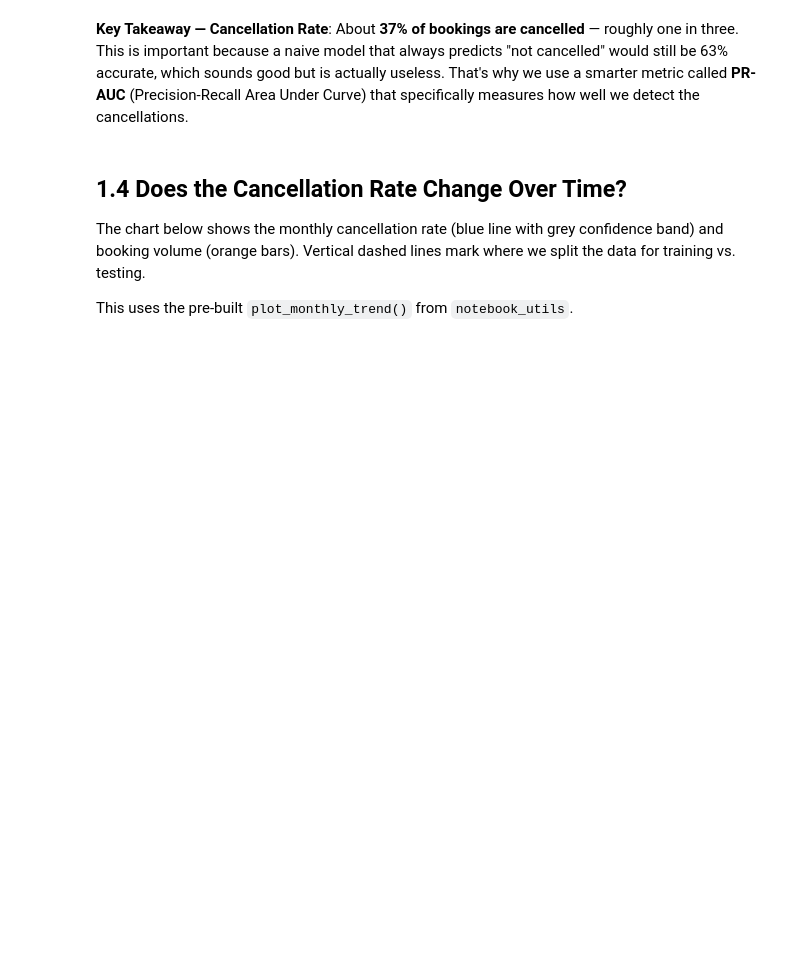
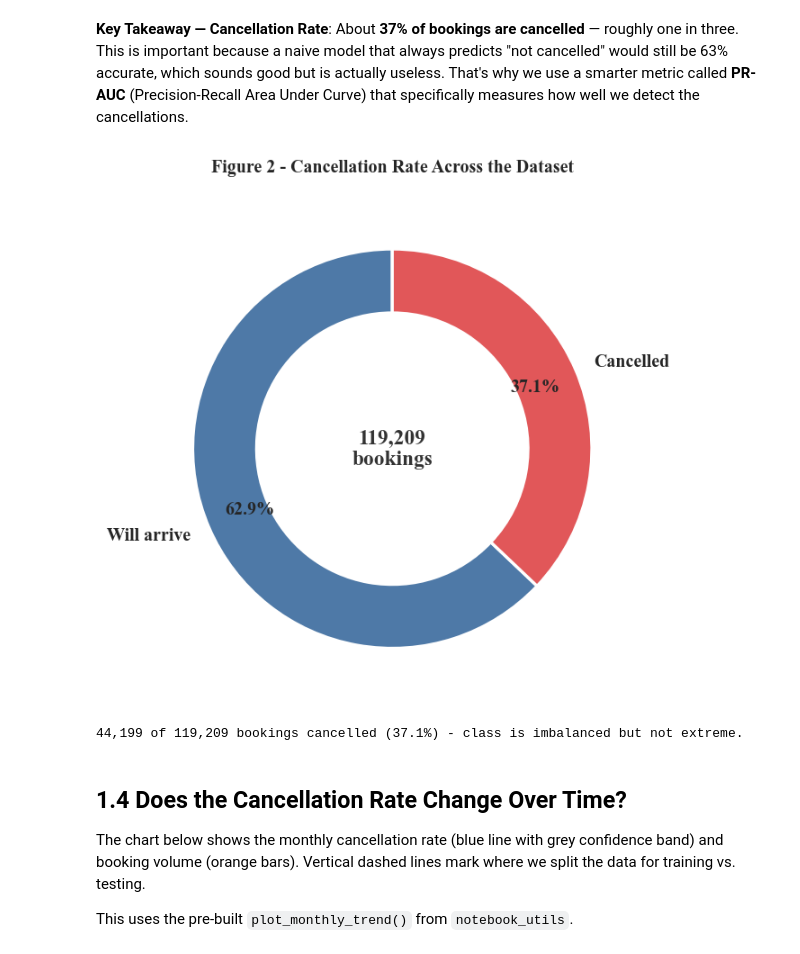
Before and after one commit to Dirkiee09/hotel-cancellation-prediction, a Jupyter notebook: notebooks/01_eda.ipynb, the cells around one changed output. Saved outputs shown, nothing was run; the diff lists cells and outputs as text; code cells hidden in the pictures; blank space fills up the shorter version.

```diff
--- a/notebooks/01_eda.ipynb
+++ b/notebooks/01_eda.ipynb
@@ -113,6 +115,38 @@ df.dtypes.value_counts().to_frame("count").rename_axis("dtype").reset_index()
 The chart below shows the split between kept and cancelled bookings. The target variable `is_canceled` is binary: 1 = cancelled, 0 = kept.
 # %% [markdown]
 **Key Takeaway — Cancellation Rate**: About **37% of bookings are cancelled** — roughly one in three. This is important because a naive model that always predicts "not cancelled" would still be 63% accurate, which sounds good but is actually useless. That's why we use a smarter metric called **PR-AUC** (Precision-Recall Area Under Curve) that specifically measures how well we detect the cancellations.
+# %%
+# Cancellation rate at a glance - donut chart with absolute counts in the centre.
+counts = df[TARGET_COL].value_counts().reindex([0, 1], fill_value=0)
+labels = ["Will arrive", "Cancelled"]
+colors = ["#4e79a7", "#e15759"]
+sizes = [int(counts.get(0, 0)), int(counts.get(1, 0))]
+total = sum(sizes)
+
+fig, ax = plt.subplots(figsize=(7.5, 6))
+wedges, texts, autotexts = ax.pie(
+    sizes,
+    labels=labels,
+    colors=colors,
+    autopct="%1.1f%%",
+    startangle=90,
+    pctdistance=0.78,
+    wedgeprops=dict(width=0.32, edgecolor="white", linewidth=2),
+    textprops=dict(fontsize=12, fontweight="bold"),
+)
+ax.text(0, 0, f"{total:,}\nbookings", ha="center", va="center",
+        fontsize=14, fontweight="bold", color="#333333")
+ax.set_title("Figure 2 - Cancellation Rate Across the Dataset",
+             fontsize=12, fontweight="bold", pad=18)
+save_thesis_figure(fig, 2, "cancellation_rate_donut", FIG_DIR)
+plt.show()
+
+cancelled = sizes[1]
+print(f"{cancelled:,} of {total:,} bookings cancelled "
+      f"({cancelled / total * 100:.1f}%) - class is imbalanced but not extreme.")
+# %% [output]
+[figure, added]
+44,199 of 119,209 bookings cancelled (37.1%) - class is imbalanced but not extreme.
 # %% [markdown]
 ## 1.4 Does the Cancellation Rate Change Over Time?
 
```
Also changed, not shown: parts of 8 cells of this notebook, 2 other files.
